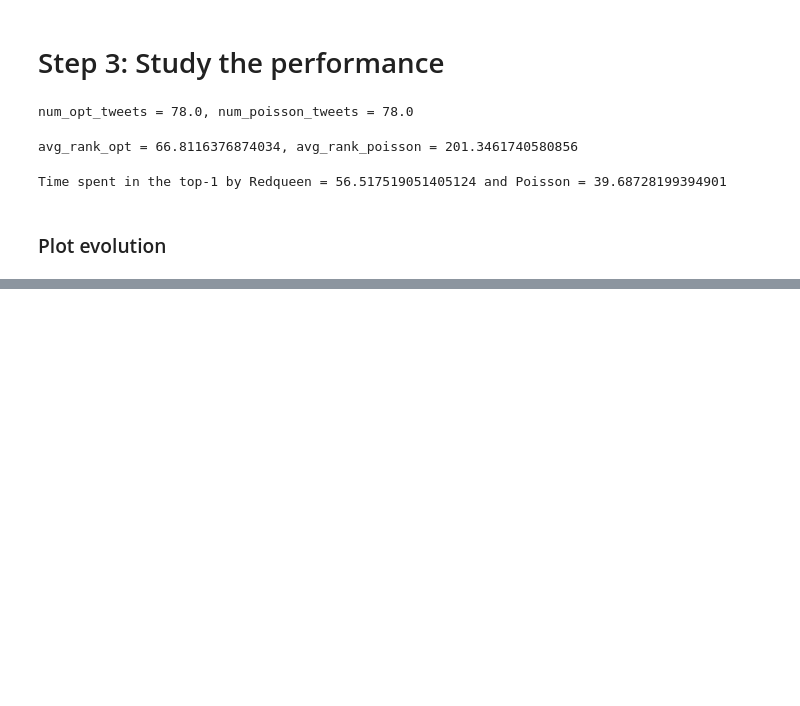
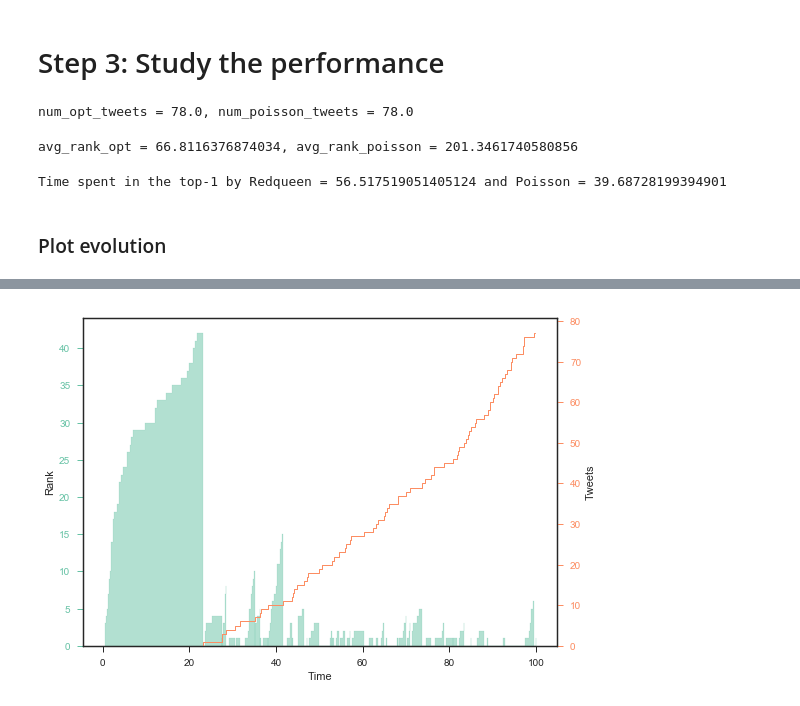
Before and after one commit to Networks-Learning/LVIV-2018, a Jupyter notebook: redqueen/RedQueen-demo.ipynb, the cells around one changed output, grey strips where cells are left out. Saved outputs shown, nothing was run; the diff lists cells and outputs as text; code cells hidden in the pictures; blank space fills up the shorter version.

```diff
--- a/redqueen/RedQueen-demo.ipynb
+++ b/redqueen/RedQueen-demo.ipynb
@@ -93,0 +97,27 @@ perf_poisson
+# %%
+%%time
+seed = 24
+
+T = sim_opts_1_follower.end_time
+
+# Keep the rate such that the number of events is roughtly the same as the number of posts
+# made by RedQueen, but such that intensity of posting increases with time.
+segments = 10
+change_times = np.arange(0, segments) * T / segments
+rates = np.arange(0, segments) * (2 * num_opt_tweets / T) / (segments - 1)
+
+pwc_mgr = sim_opts_1_follower.create_manager_with_piecewise_const(
+    seed,
+    change_times=change_times,
+    rates=rates
+)
+
+pwc_mgr.run_dynamic()
+pwc_df = pwc_mgr.state.get_dataframe()
+num_pwc_tweets = U.num_tweets_of(pwc_df, broadcaster_id=src_id)
+perf_pwc = {
+    'type': 'PWC',
+    'seed': seed,
+    'capacity': num_pwc_tweets,
+}
+OR.add_perf(perf_pwc, pwc_df, sim_opts_1_follower)
@@ -157,0 +240,4 @@ plot_feed_evolution(poisson_df, sim_opts_1_follower.src_id)
+# %%
+plot_rank_evolution(pwc_df, src_id)
+# %% [output]
+[figure, added]
```
Also changed, not shown: parts of 18 cells of this notebook.
